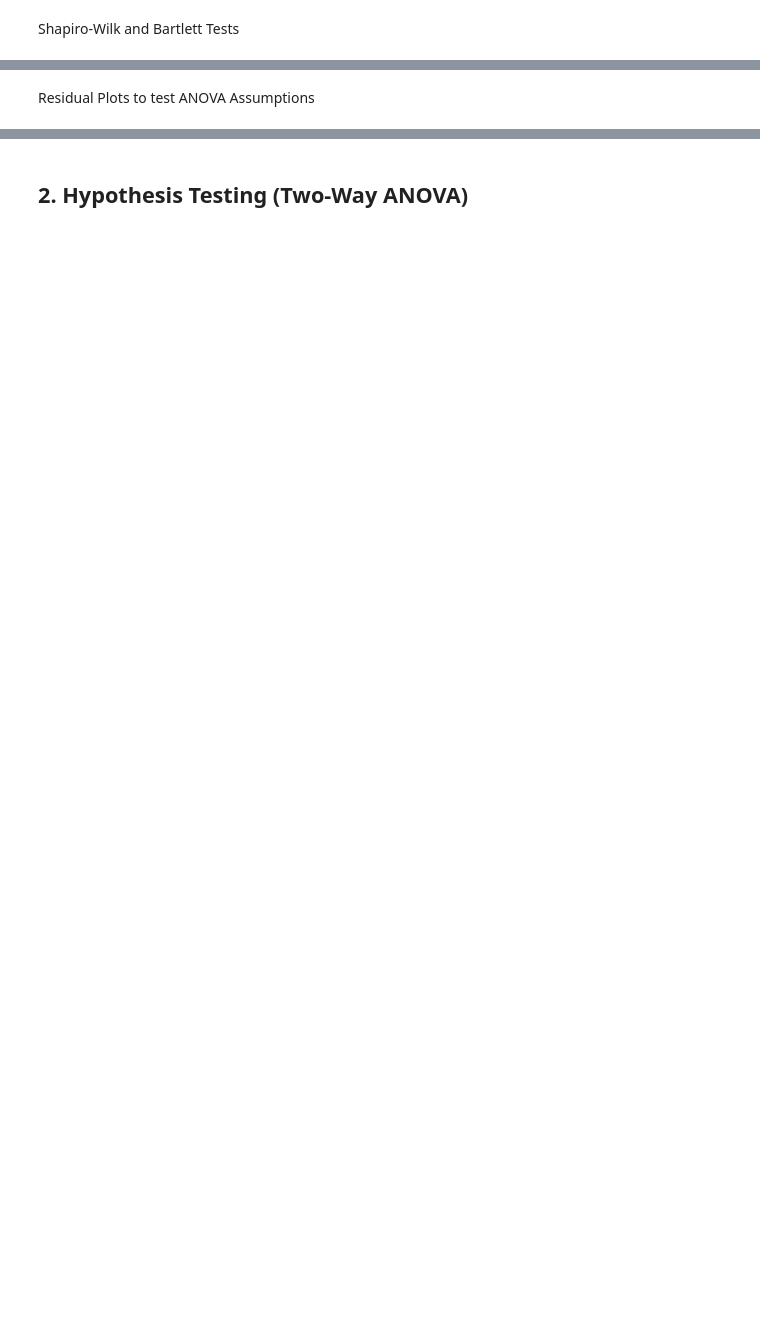
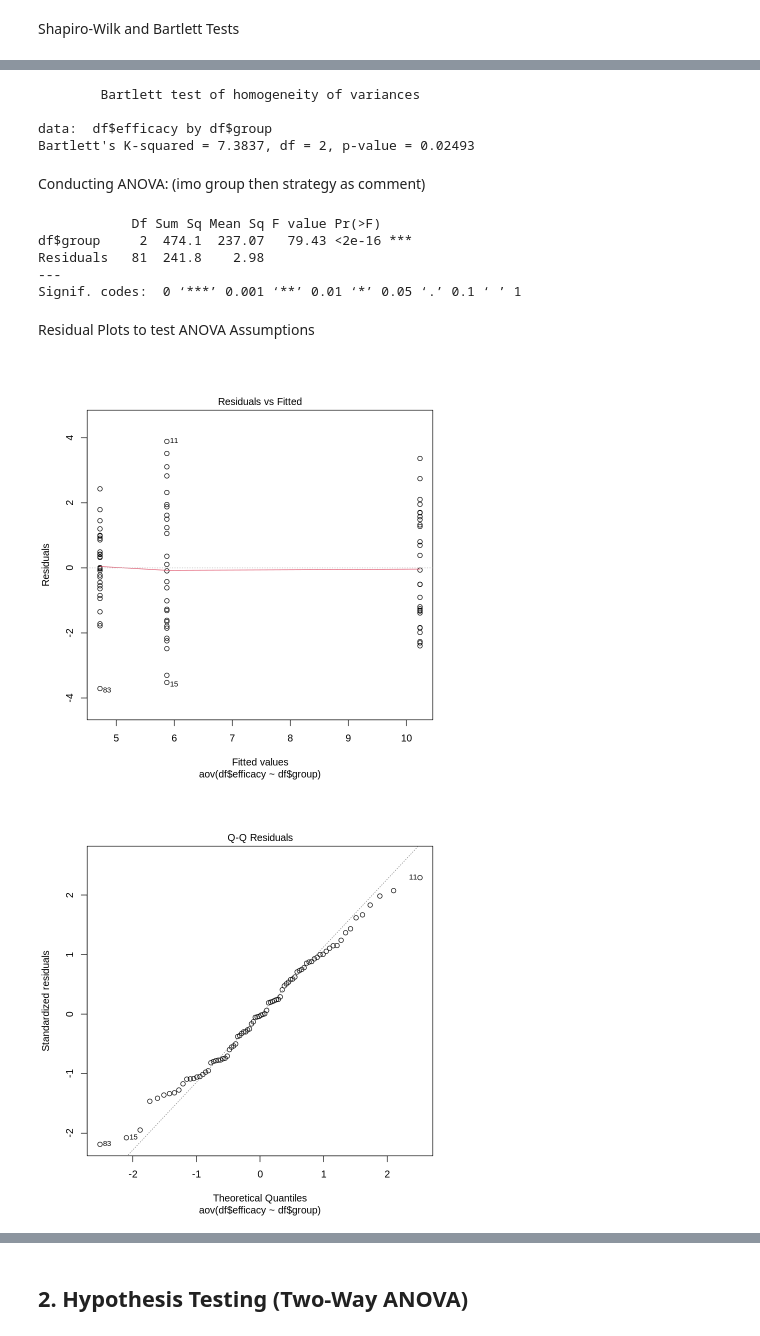
Before and after one commit to carn51/Assignment-1, a Jupyter notebook: A3/Assignment_3_ANOVA_Template.ipynb, the cells around one changed output, grey strips where cells are left out. Saved outputs shown, nothing was run; the diff lists cells and outputs as text; code cells hidden in the pictures; blank space fills up the shorter version.

```diff
--- a/A3/Assignment_3_ANOVA_Template.ipynb
+++ b/A3/Assignment_3_ANOVA_Template.ipynb
@@ -134,6 +149,30 @@ Shapiro-Wilk and Bartlett Tests
+# %%
+#wrt groups (strategy also included)
+
+bartlett.test(df$efficacy ~ df$group, data=df)
+#bartlett.test(df$efficacy ~ df$strategy, data=df)
+# %% [output]
+        Bartlett test of homogeneity of variances
+
+data:  df$efficacy by df$group
+Bartlett's K-squared = 7.3837, df = 2, p-value = 0.02493
+# %% [markdown]
+Conducting ANOVA: (imo group then strategy as comment)
+# %%
+model_1way = aov(df$efficacy ~ df$group, data=df)
+summary(model_1way)    #interpret
+#model_1way_strategy = aov()
+# %% [output]
+            Df Sum Sq Mean Sq F value Pr(>F)
+df$group     2  474.1  237.07   79.43 <2e-16 ***
+Residuals   81  241.8    2.98
+---
+Signif. codes:  0 ‘***’ 0.001 ‘**’ 0.01 ‘*’ 0.05 ‘.’ 0.1 ‘ ’ 1
 # %% [markdown]
 Residual Plots to test ANOVA Assumptions
 # %%
 #equality of population variances
-res = residuals()
-std_res =
+plot(model_1way)
+# %% [output]
+[figure, added]
+[figure, added]
```
Also changed, not shown: parts of 14 cells of this notebook.
